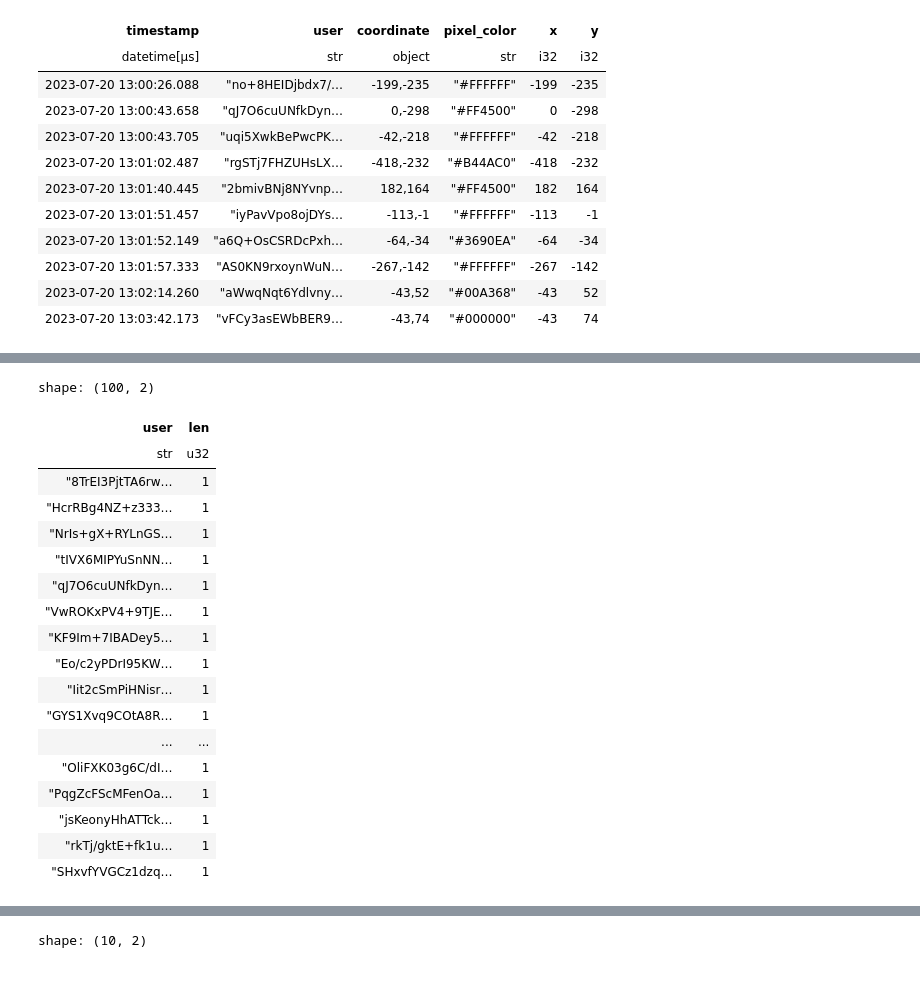
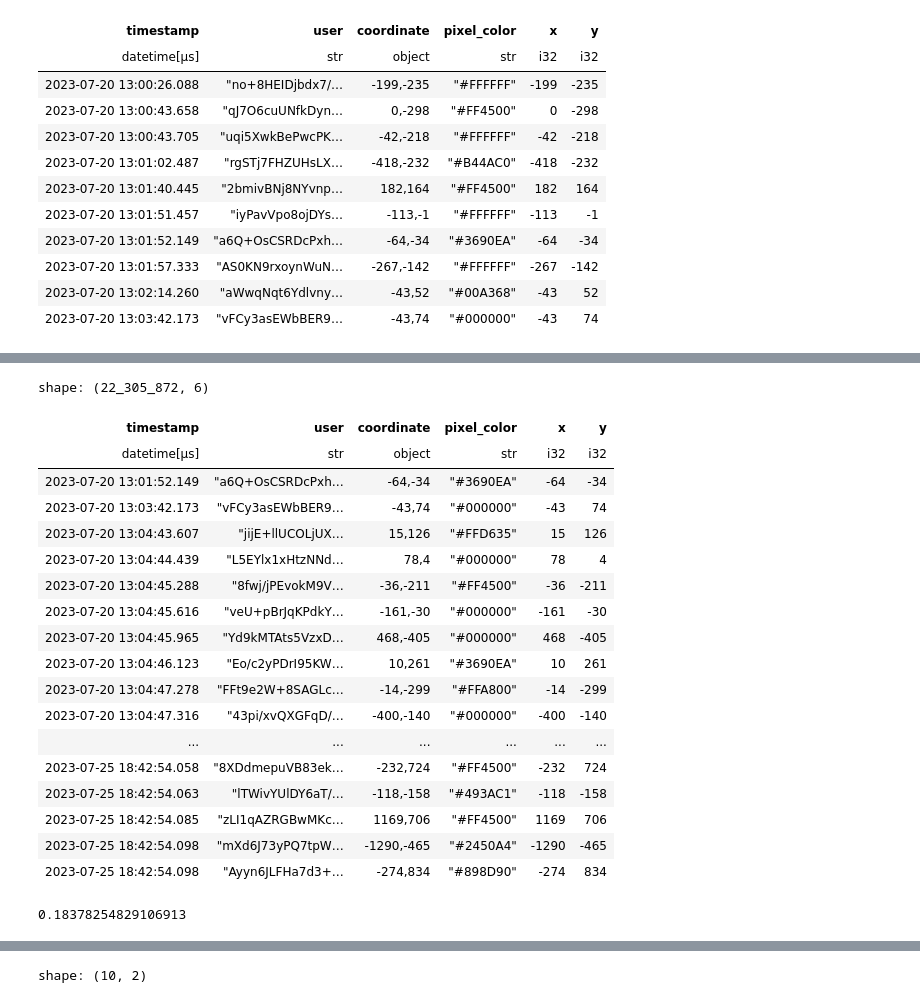
Before and after one commit to bnkessler/CloudComputing, a Jupyter notebook: PlaceParquet.ipynb, the cells around one changed output, grey strips where cells are left out. Saved outputs shown, nothing was run; the diff lists cells and outputs as text; code cells hidden in the pictures.

```diff
--- a/PlaceParquet.ipynb
+++ b/PlaceParquet.ipynb
@@ -146,22 +120,30 @@ shape: (78_350_994, 4)
-# %%
-df.head(100).group_by("user").len().collect(streaming=True)
-# %% [output]
-shape: (100, 2)
-| user | len |
-| str | u32 |
-| "8TrEI3PjtTA6rw… | 1 |
-| "HcrRBg4NZ+z333… | 1 |
-| "NrIs+gX+RYLnGS… | 1 |
-| "tIVX6MIPYuSnNN… | 1 |
-| "qJ7O6cuUNfkDyn… | 1 |
-| "VwROKxPV4+9TJE… | 1 |
-| "KF9Im+7IBADey5… | 1 |
-| "Eo/c2yPDrI95KW… | 1 |
-| "Iit2cSmPiHNisr… | 1 |
-| "GYS1Xvq9COtA8R… | 1 |
-| ... | ... |
-| "OliFXK03g6C/dI… | 1 |
-| "PqgZcFScMFenOa… | 1 |
-| "jsKeonyHhATTck… | 1 |
-| "rkTj/gktE+fk1u… | 1 |
-| "SHxvfYVGCz1dzq… | 1 |
+# %%
+pbs_idx = value_counts.filter(pl.col("count") >= 158)
+
+pixels_placed = df.filter(pl.col('user').is_in(pbs_idx.select("user").collect(streaming=True))).collect(streaming=True)
+# %%
+pixels_placed
+# %% [output]
+shape: (22_305_872, 6)
+| timestamp | user | coordinate | pixel_color | x | y |
+| datetime[μs] | str | object | str | i32 | i32 |
+| 2023-07-20 13:01:52.149 | "a6Q+OsCSRDcPxh… | -64,-34 | "#3690EA" | -64 | -34 |
+| 2023-07-20 13:03:42.173 | "vFCy3asEWbBER9… | -43,74 | "#000000" | -43 | 74 |
+| 2023-07-20 13:04:43.607 | "jijE+llUCOLjUX… | 15,126 | "#FFD635" | 15 | 126 |
+| 2023-07-20 13:04:44.439 | "L5EYlx1xHtzNNd… | 78,4 | "#000000" | 78 | 4 |
+| 2023-07-20 13:04:45.288 | "8fwj/jPEvokM9V… | -36,-211 | "#FF4500" | -36 | -211 |
+| 2023-07-20 13:04:45.616 | "veU+pBrJqKPdkY… | -161,-30 | "#000000" | -161 | -30 |
+| 2023-07-20 13:04:45.965 | "Yd9kMTAts5VzxD… | 468,-405 | "#000000" | 468 | -405 |
+| 2023-07-20 13:04:46.123 | "Eo/c2yPDrI95KW… | 10,261 | "#3690EA" | 10 | 261 |
+| 2023-07-20 13:04:47.278 | "FFt9e2W+8SAGLc… | -14,-299 | "#FFA800" | -14 | -299 |
+| 2023-07-20 13:04:47.316 | "43pi/xvQXGFqD/… | -400,-140 | "#000000" | -400 | -140 |
+| ... | ... | ... | ... | ... | ... |
+| 2023-07-25 18:42:54.058 | "8XDdmepuVB83ek… | -232,724 | "#FF4500" | -232 | 724 |
+| 2023-07-25 18:42:54.063 | "lTWivYUlDY6aT/… | -118,-158 | "#493AC1" | -118 | -158 |
+| 2023-07-25 18:42:54.085 | "zLI1qAZRGBwMKc… | 1169,706 | "#FF4500" | 1169 | 706 |
+| 2023-07-25 18:42:54.098 | "mXd6J73yPQ7tpW… | -1290,-465 | "#2450A4" | -1290 | -465 |
+| 2023-07-25 18:42:54.098 | "Ayyn6JLFHa7d3+… | -274,834 | "#898D90" | -274 | 834 |
+# %%
+22300000 / 121339051
+# %% [output]
+0.18378254829106913
```
Also changed, not shown: parts of 14 cells of this notebook, 3 other files.
